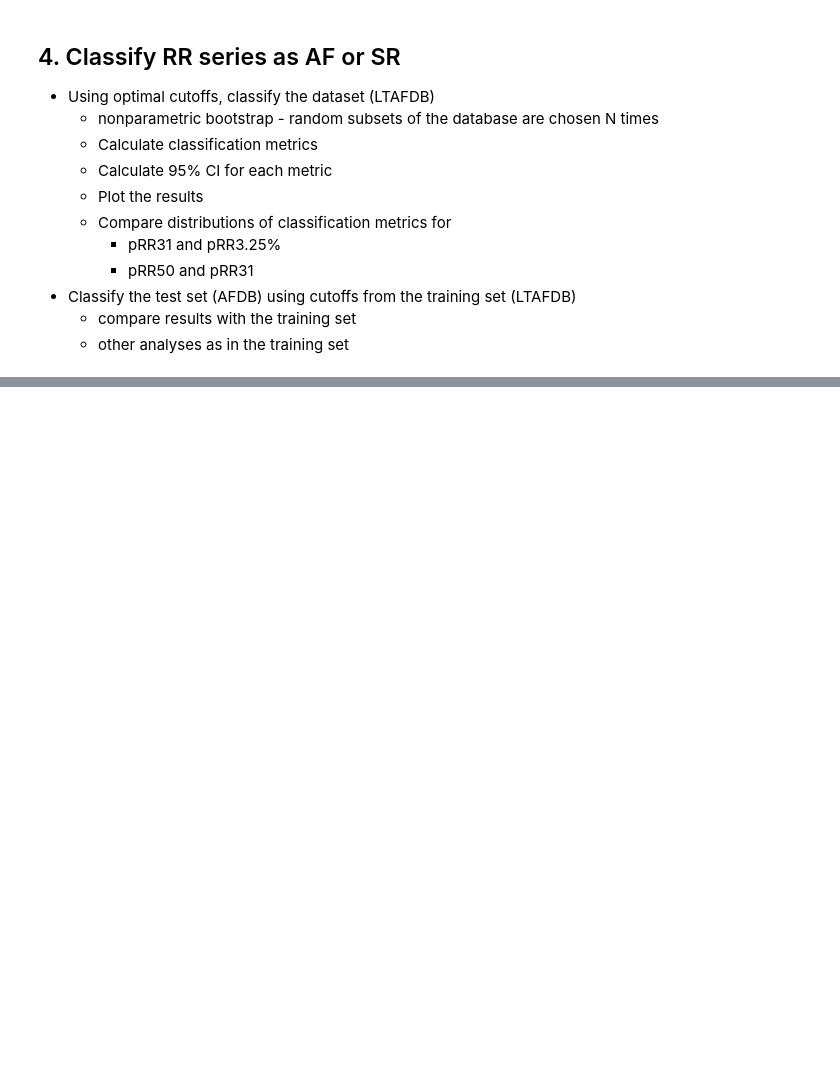
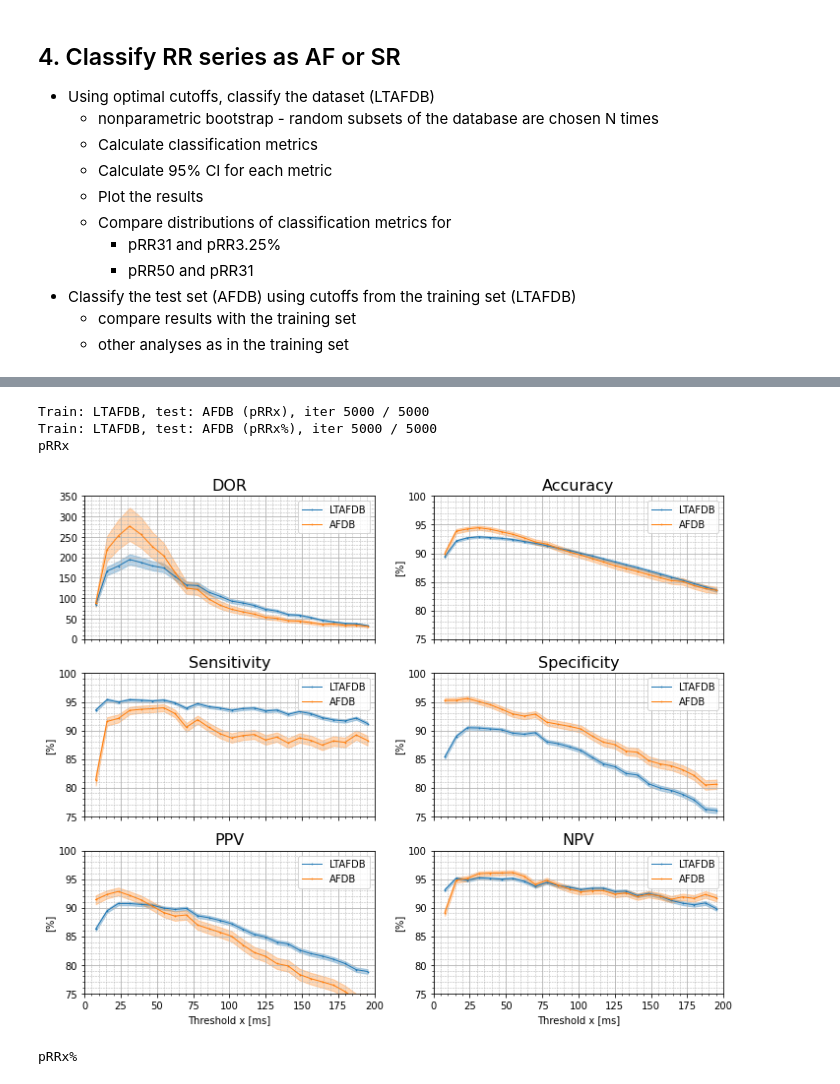
Before and after one commit to simonbus/prrx_af, a Jupyter notebook: scipts/prrx_analysis.ipynb, the cells around one changed output, grey strips where cells are left out. Saved outputs shown, nothing was run; the diff lists cells and outputs as text; code cells hidden in the pictures; blank space fills up the shorter version.

```diff
--- a/scipts/prrx_analysis.ipynb
+++ b/scipts/prrx_analysis.ipynb
@@ -119,13 +172,27 @@ boot.plot_compare_scores_distr(
 # %%
+N = 5000
+prrx_dir = '../data/processed'
+cutoff_dir = '../reports/excel/roc'
+x_sec = 60
+cutoff_method = 'youden'
+boot_dir = '../reports/excel/boot'
+fig_dir = '../reports/images/boot'
+db = 'ltafdb'
 # 3. Bootstrap - classification (test set)
 boot.boot_test_set(
     db_train='ltafdb', db_test='afdb', cutoff_method=cutoff_method, N=N,
     x_sec=x_sec, cutoff_dir=cutoff_dir, prrx_dir=prrx_dir,
     boot_dir=boot_dir)
 # 4. Plot train and test set results
 for group in ['pRRx', 'pRRx%']:
     boot.calculate_95ci(boot_dir, 'train_ltafdb_test_afdb', x_sec, N, group,
                     cutoff_method)
     print(group)
     boot.plot_boot_train_vs_test(
         'ltafdb', 'afdb', group, N, x_sec, boot_dir, fig_dir)
+# %% [output]
+Train: LTAFDB, test: AFDB (pRRx), iter 5000 / 5000
+Train: LTAFDB, test: AFDB (pRRx%), iter 5000 / 5000
+pRRx
+[figure, added]
+pRRx%
```
Also changed, not shown: parts of 8 cells of this notebook, 2 other files.
